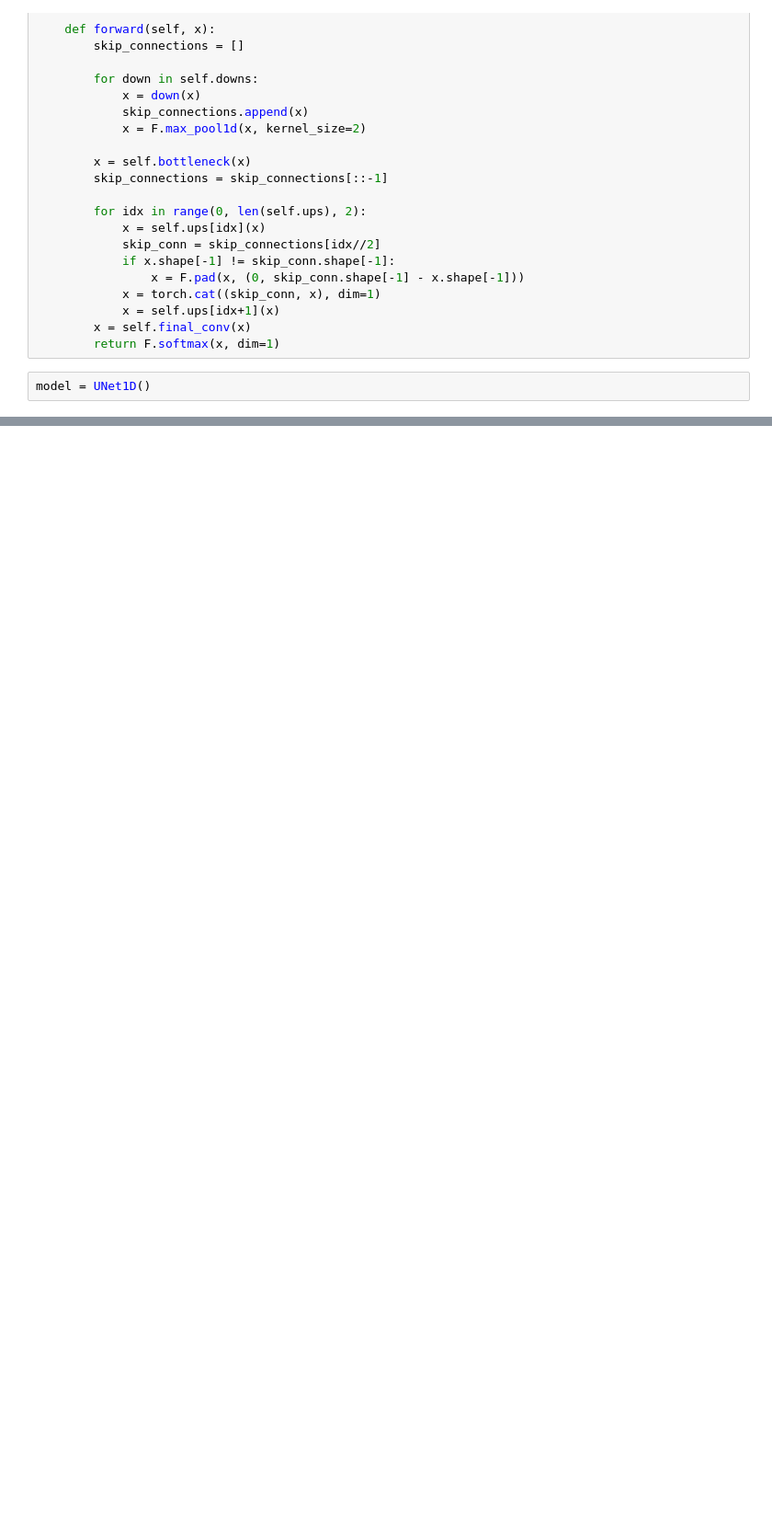
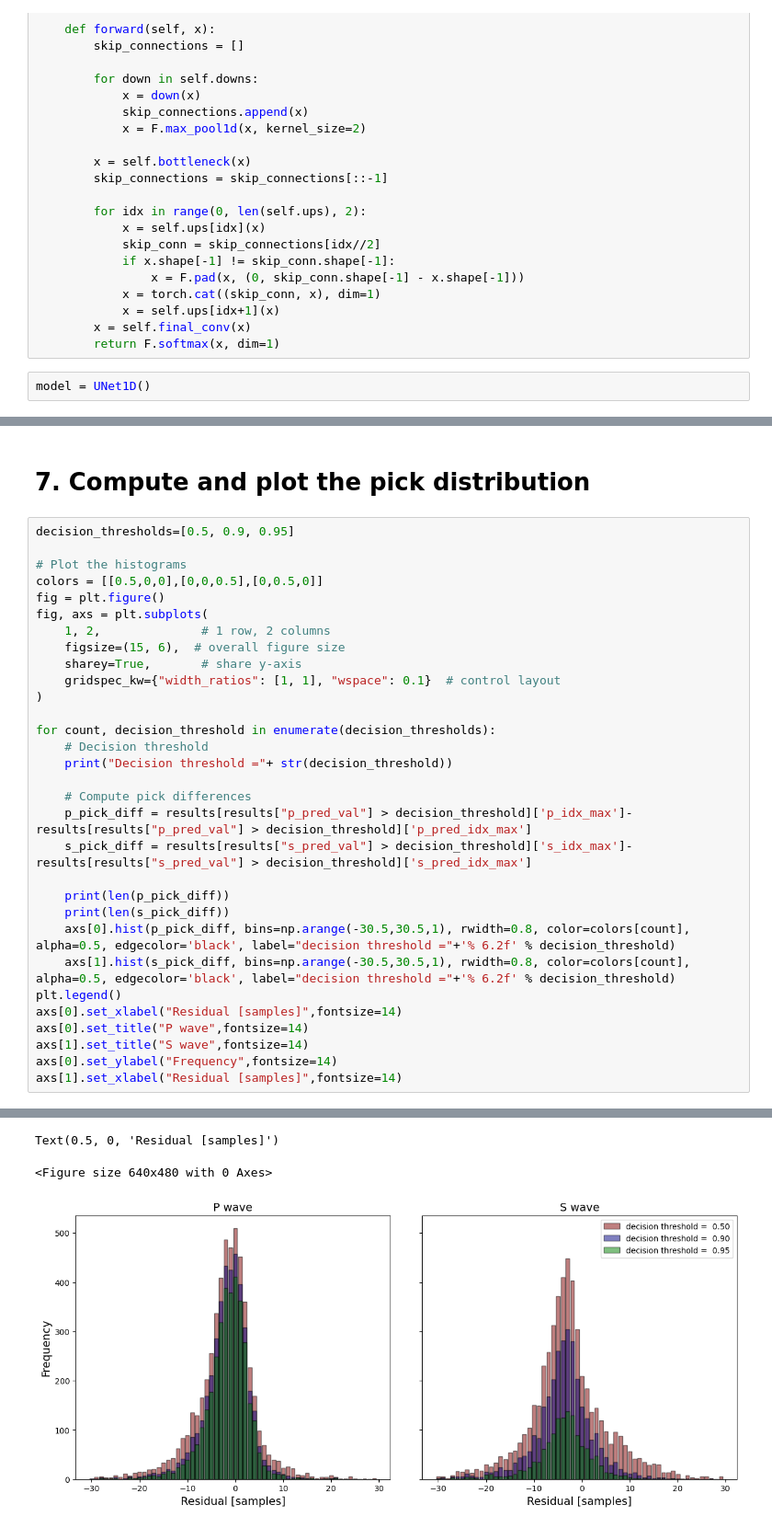
Before and after one commit to cascadiaquakes/2025_ML_TSC, a Jupyter notebook: notebooks/Amanda/unet_performance_metrics.ipynb, the cells around one changed output, grey strips where cells are left out. Shown at 92% size. Saved outputs shown, nothing was run; the diff lists cells and outputs as text; blank space fills up the shorter version.

```diff
--- a/notebooks/Amanda/unet_performance_metrics.ipynb
+++ b/notebooks/Amanda/unet_performance_metrics.ipynb
@@ -223,0 +324,34 @@ len(test)
+# %% [markdown]
+# 7. Compute and plot the pick distribution
+# %%
+decision_thresholds=[0.5, 0.9, 0.95]
+
+# Plot the histograms
+colors = [[0.5,0,0],[0,0,0.5],[0,0.5,0]]
+fig = plt.figure()
+fig, axs = plt.subplots(
+    1, 2,              # 1 row, 2 columns
+    figsize=(15, 6),  # overall figure size
+    sharey=True,       # share y-axis
+    gridspec_kw={"width_ratios": [1, 1], "wspace": 0.1}  # control layout
+)
+
+for count, decision_threshold in enumerate(decision_thresholds):
+    # Decision threshold
+    print("Decision threshold ="+ str(decision_threshold))
+
+    # Compute pick differences
+    p_pick_diff = results[results["p_pred_val"] > decision_threshold]['p_idx_max']-results[results["p_pred_val"] > decision_threshold]['p_pred_idx_max']
+    s_pick_diff = results[results["s_pred_val"] > decision_threshold]['s_idx_max']-results[results["s_pred_val"] > decision_threshold]['s_pred_idx_max']
+
+    print(len(p_pick_diff))
+    print(len(s_pick_diff))
+    axs[0].hist(p_pick_diff, bins=np.arange(-30.5,30.5,1), rwidth=0.8, color=colors[count], alpha=0.5, edgecolor='black', label="decision threshold ="+'% 6.2f' % decision_threshold)
+    axs[1].hist(s_pick_diff, bins=np.arange(-30.5,30.5,1), rwidth=0.8, color=colors[count], alpha=0.5, edgecolor='black', label="decision threshold ="+'% 6.2f' % decision_threshold)
+plt.legend()
+axs[0].set_xlabel("Residual [samples]",fontsize=14)
+axs[0].set_title("P wave",fontsize=14)
+axs[1].set_title("S wave",fontsize=14)
+axs[0].set_ylabel("Frequency",fontsize=14)
+axs[1].set_xlabel("Residual [samples]",fontsize=14)
+# %% [output]
@@ -223,0 +367,3 @@ len(test)
+Text(0.5, 0, 'Residual [samples]')
+<Figure size 640x480 with 0 Axes>
+[figure, added]
```
Also changed, not shown: parts of 25 cells of this notebook.
